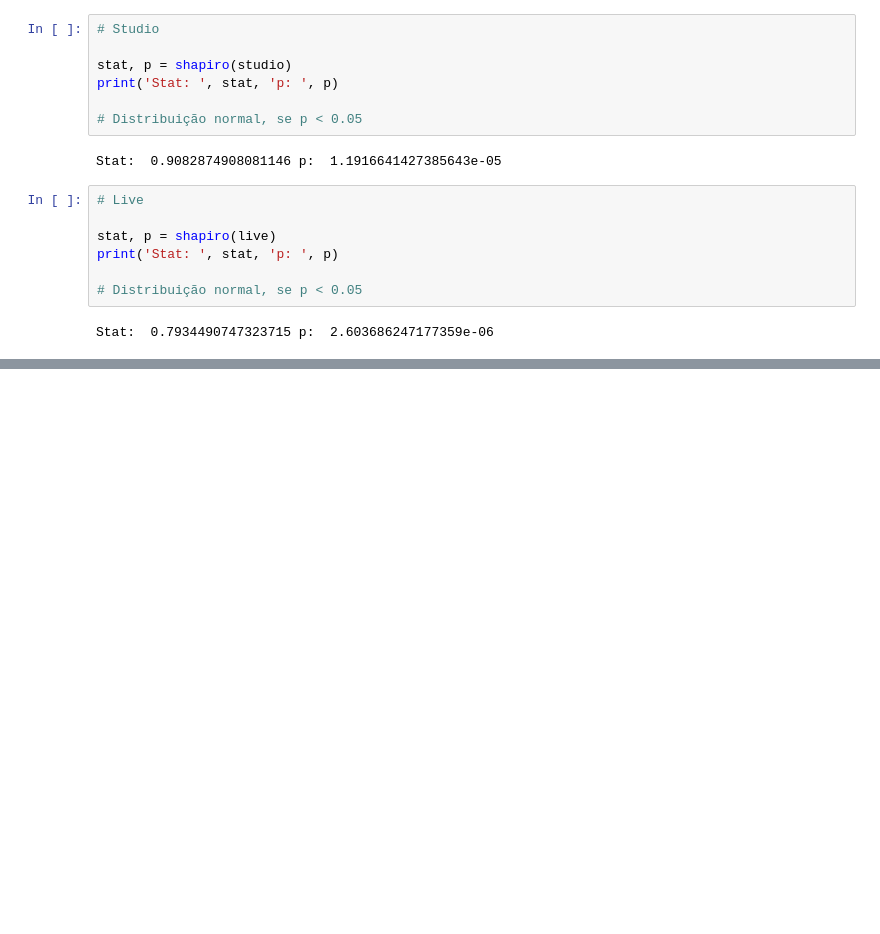
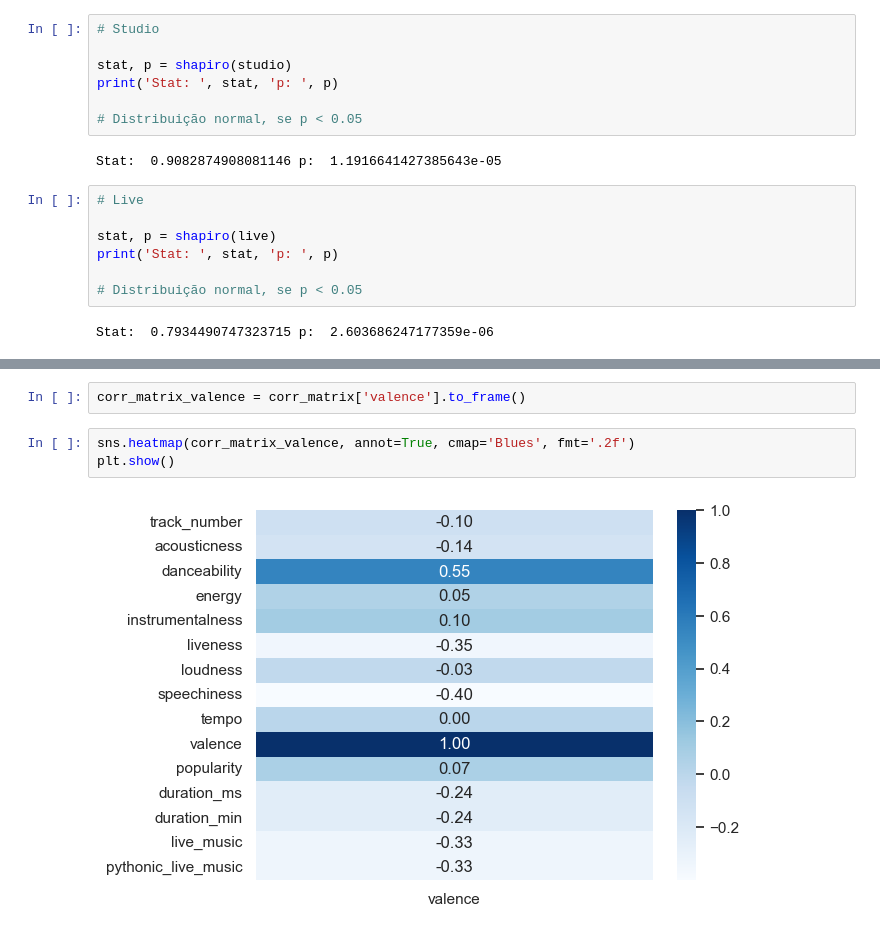
Before and after one commit to edupmon/fiap, a Jupyter notebook: pos-tech/data-analytics/fase-2/02-analise-exploratoria-de-dados-eda/aula-2/eda.ipynb, the cells around one changed output, grey strips where cells are left out. Cells and saved outputs as stored; diff of their text form; blank space fills up the shorter version.

```diff
--- a/pos-tech/data-analytics/fase-2/02-analise-exploratoria-de-dados-eda/aula-2/eda.ipynb
+++ b/pos-tech/data-analytics/fase-2/02-analise-exploratoria-de-dados-eda/aula-2/eda.ipynb
@@ -397,0 +457,7 @@ Stat:  0.7934490747323715 p:  2.603686247177359e-06
+# %%
+corr_matrix_valence = corr_matrix['valence'].to_frame()
+# %%
+sns.heatmap(corr_matrix_valence, annot=True, cmap='Blues', fmt='.2f')
+plt.show()
+# %% [output]
+[figure, added]
```
Also changed, not shown: parts of 15 cells of this notebook.
